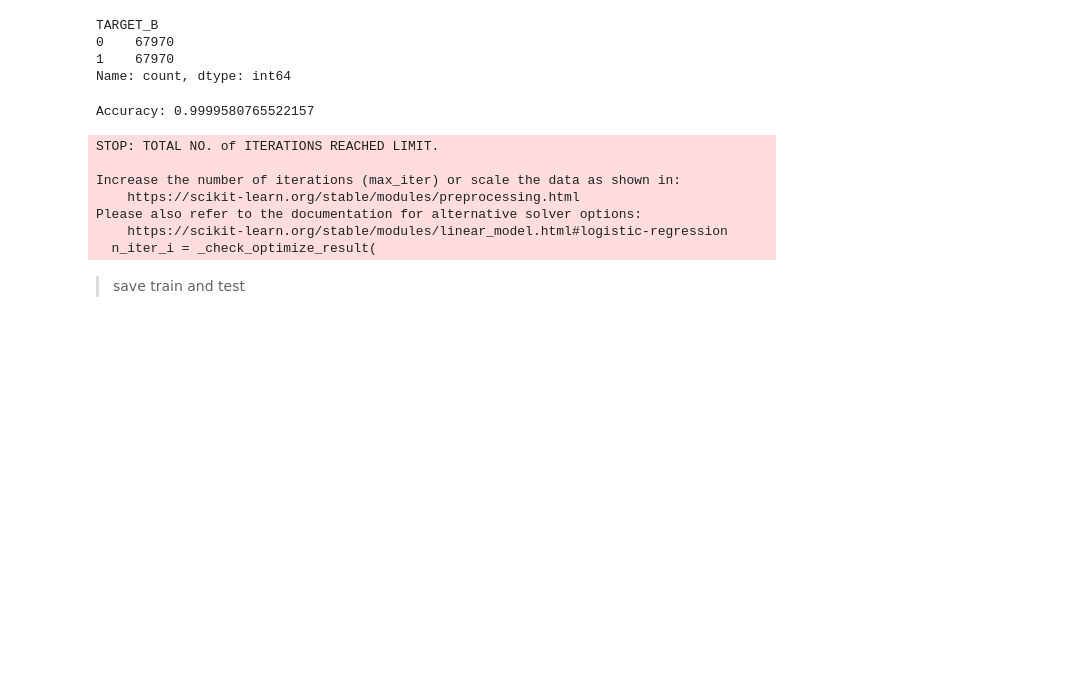
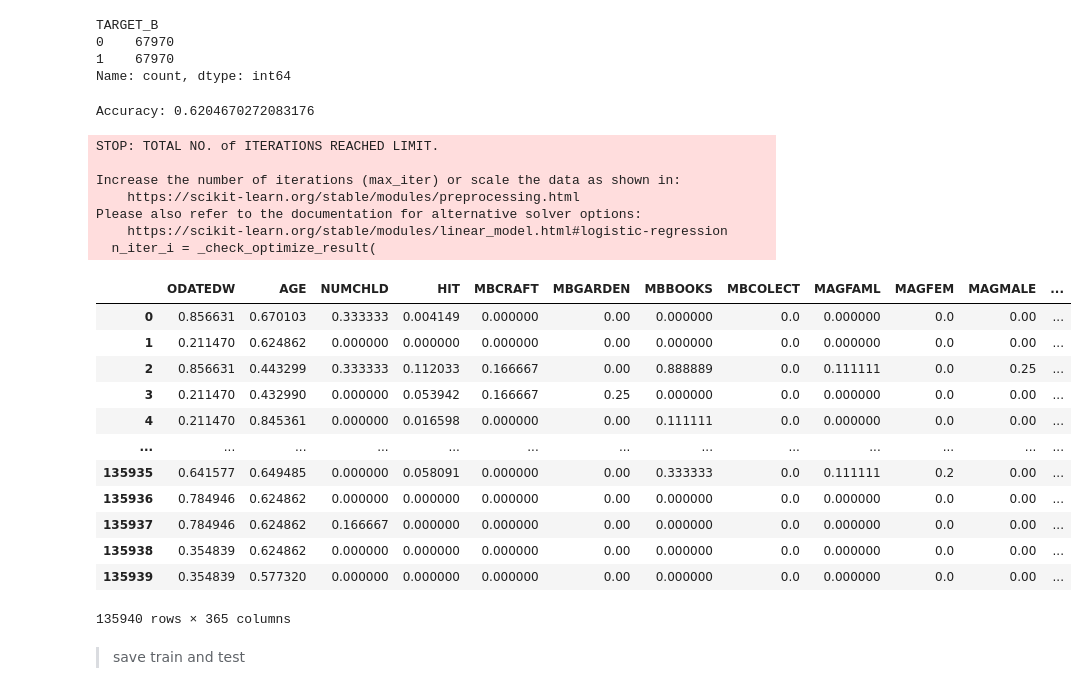
Before and after one commit to jeaend/Healthcare_for_All_Donations_Model, a Jupyter notebook: 4-Upsampling_Classification.ipynb, the cells around one changed output. Saved outputs shown, nothing was run; the diff lists cells and outputs as text; code cells hidden in the pictures; blank space fills up the shorter version.

```diff
--- a/4-Upsampling_Classification.ipynb
+++ b/4-Upsampling_Classification.ipynb
@@ -77,6 +77,9 @@ TARGET_B
 0    67970
 1    67970
 Name: count, dtype: int64
+# %%
+X_train = data_upsampled.drop(columns=['TARGET_B'])
+y_train = data_upsampled['TARGET_B']
 # %%
 train_num = X_train.select_dtypes(include=['number'])
 train_cat = X_train.select_dtypes(include=['object'])
@@ -110,7 +113,7 @@ logistic_model.fit(X_train, y_train)
 accuracy = logistic_model.score(X_test, y_test)
 print("Accuracy:", accuracy)
 # %% [output]
-Accuracy: 0.9999580765522157
+Accuracy: 0.6204670272083176
 STOP: TOTAL NO. of ITERATIONS REACHED LIMIT.
 
 Increase the number of iterations (max_iter) or scale the data as shown in:
@@ -118,6 +121,22 @@ Increase the number of iterations (max_iter) or scale the data as shown in:
 Please also refer to the documentation for alternative solver options:
     https://scikit-learn.org/stable/modules/linear_model.html#logistic-regression
   n_iter_i = _check_optimize_result(
+# %%
+X_train
+# %% [output]
+|  | ODATEDW | AGE | NUMCHLD | HIT | MBCRAFT | MBGARDEN | MBBOOKS | MBCOLECT | MAGFAML | MAGFEM | MAGMALE | ... |
+| 0 | 0.856631 | 0.670103 | 0.333333 | 0.004149 | 0.000000 | 0.00 | 0.000000 | 0.0 | 0.000000 | 0.0 | 0.00 | ... |
+| 1 | 0.211470 | 0.624862 | 0.000000 | 0.000000 | 0.000000 | 0.00 | 0.000000 | 0.0 | 0.000000 | 0.0 | 0.00 | ... |
+| 2 | 0.856631 | 0.443299 | 0.333333 | 0.112033 | 0.166667 | 0.00 | 0.888889 | 0.0 | 0.111111 | 0.0 | 0.25 | ... |
+| 3 | 0.211470 | 0.432990 | 0.000000 | 0.053942 | 0.166667 | 0.25 | 0.000000 | 0.0 | 0.000000 | 0.0 | 0.00 | ... |
+| 4 | 0.211470 | 0.845361 | 0.000000 | 0.016598 | 0.000000 | 0.00 | 0.111111 | 0.0 | 0.000000 | 0.0 | 0.00 | ... |
+| ... | ... | ... | ... | ... | ... | ... | ... | ... | ... | ... | ... | ... |
+| 135935 | 0.641577 | 0.649485 | 0.000000 | 0.058091 | 0.000000 | 0.00 | 0.333333 | 0.0 | 0.111111 | 0.2 | 0.00 | ... |
+| 135936 | 0.784946 | 0.624862 | 0.000000 | 0.000000 | 0.000000 | 0.00 | 0.000000 | 0.0 | 0.000000 | 0.0 | 0.00 | ... |
+| 135937 | 0.784946 | 0.624862 | 0.166667 | 0.000000 | 0.000000 | 0.00 | 0.000000 | 0.0 | 0.000000 | 0.0 | 0.00 | ... |
+| 135938 | 0.354839 | 0.624862 | 0.000000 | 0.000000 | 0.000000 | 0.00 | 0.000000 | 0.0 | 0.000000 | 0.0 | 0.00 | ... |
+| 135939 | 0.354839 | 0.577320 | 0.000000 | 0.000000 | 0.000000 | 0.00 | 0.000000 | 0.0 | 0.000000 | 0.0 | 0.00 | ... |
+135940 rows × 365 columns
 # %% [markdown]
 > save train and test
 # %%
```
Also changed, not shown: parts of 4 cells of this notebook, 3 other files.
